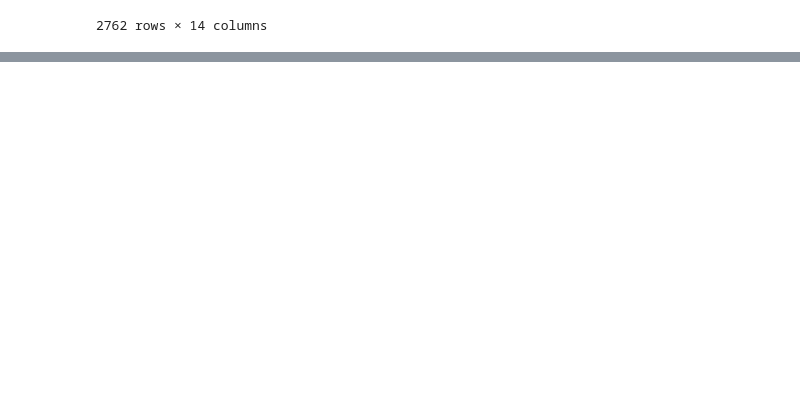
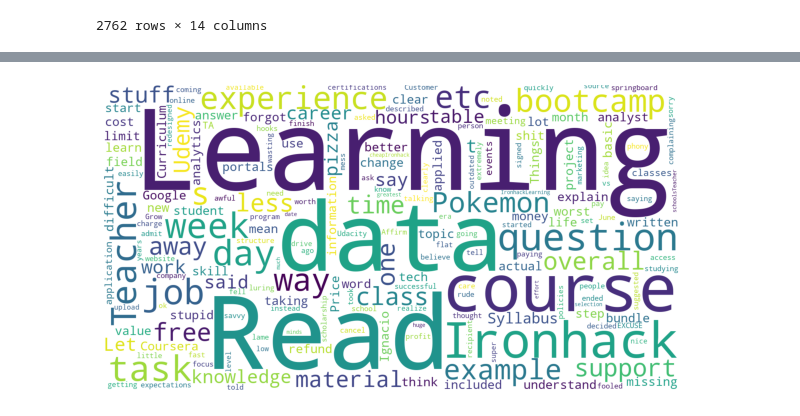
Before and after one commit to andersgom/w2-project2, a Jupyter notebook: project2_notebook_andres.ipynb, the cells around one changed output, grey strips where cells are left out. Saved outputs shown, nothing was run; the diff lists cells and outputs as text; code cells hidden in the pictures; blank space fills up the shorter version.

```diff
--- a/project2_notebook_andres.ipynb
+++ b/project2_notebook_andres.ipynb
@@ -358,0 +395,27 @@ da_score.to_csv('da_score.csv')
+# %%
+words= []
+
+for com in comlist:
+    for c in com:
+        words.append(c)
+
+wl = []
+for w in words:
+    wl.append(w.split(" "))
+
+reallist = []
+
+for row in wl:
+    for el in row:
+        reallist.append(el)
+
+
+wordcount = {}
+
+for word in reallist:
+    if word in wordcount.keys():
+        wordcount[word] = wordcount[word] + 1
+    else:
+        wordcount[word] = 1
+
+wordcount
@@ -358,0 +491,19 @@ da_score.to_csv('da_score.csv')
+# %%
+from wordcloud import WordCloud
+import matplotlib.pyplot as plt
+
+strword = " ".join(wordcount)
+
+wordcloud = WordCloud(width = 1500, height = 800,
+                background_color ='white',
+                min_font_size = 10).generate(strword)
+# %%
+plt.figure(figsize = (8, 8), facecolor = None)
+plt.imshow(wordcloud)
+plt.axis("off")
+plt.tight_layout(pad = 0)
+
+
+plt.savefig('wordcloud.png')
+# %% [output]
+[figure, added]
```
Also changed, not shown: parts of 10 cells of this notebook, 9 other files.
